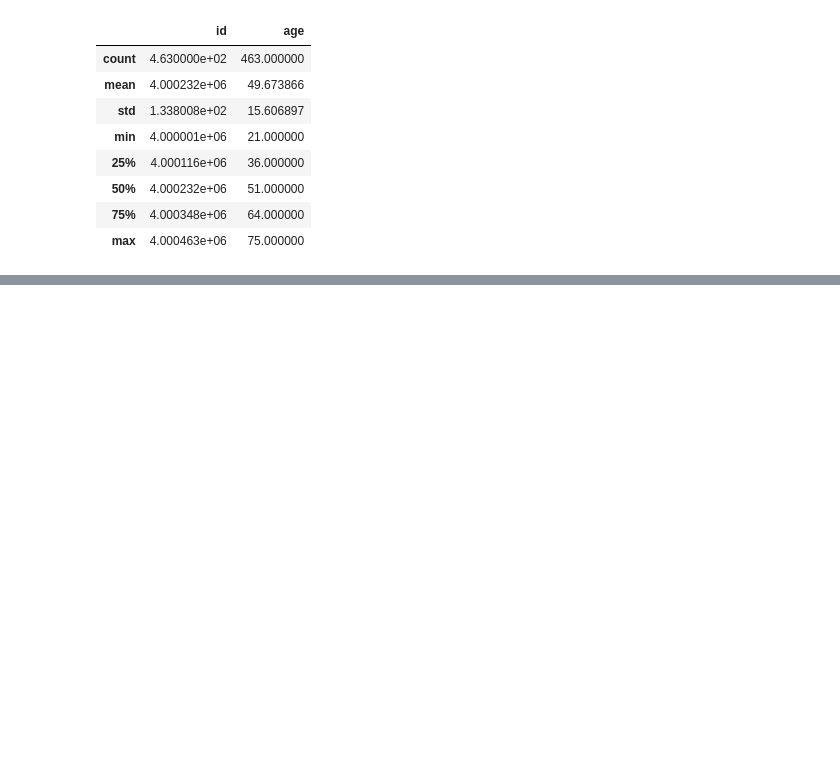
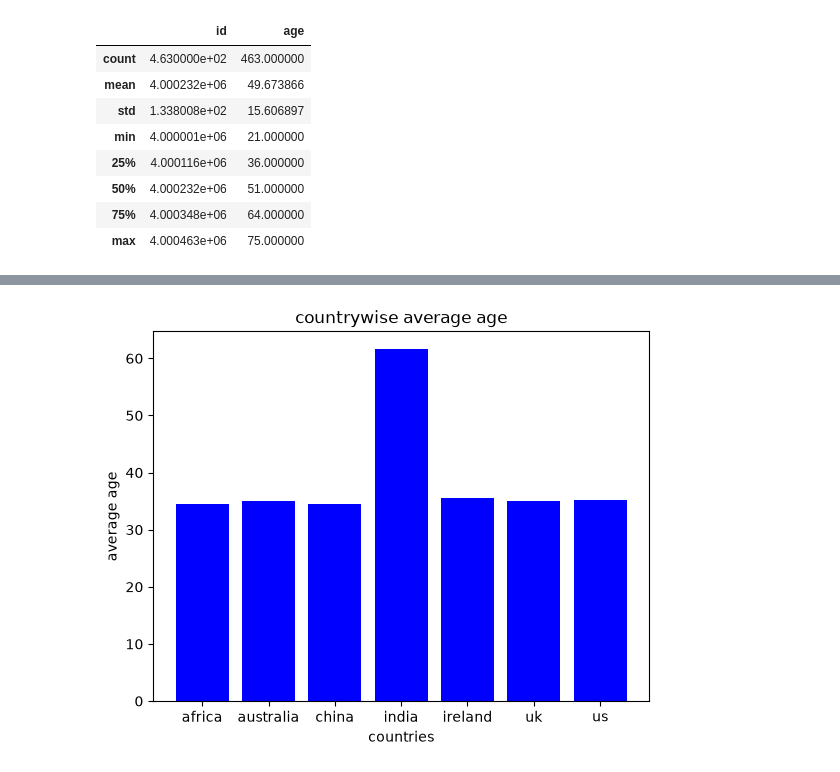
Before and after one commit to UnnimayaVAshok/Data_Science, a Jupyter notebook: EDA/employee_works/employee.ipynb, the cells around one changed output, grey strips where cells are left out. Cells and saved outputs as stored; diff of their text form; code cells hidden in the pictures; blank space fills up the shorter version.

```diff
--- a/EDA/employee_works/employee.ipynb
+++ b/EDA/employee_works/employee.ipynb
@@ -54,0 +457,3 @@ df.describe()
+# %%
+result = df.groupby("location")["age"].mean()
+result
@@ -54,0 +470,8 @@ df.describe()
+# %%
+plt.bar(result.index,result.values,color = "b")
+plt.title("countrywise average age")
+plt.xlabel("countries")
+plt.ylabel("average age")
+plt.show()
+# %% [output]
+[figure, added]
```
Also changed, not shown: parts of 32 cells of this notebook, 16 other files.
